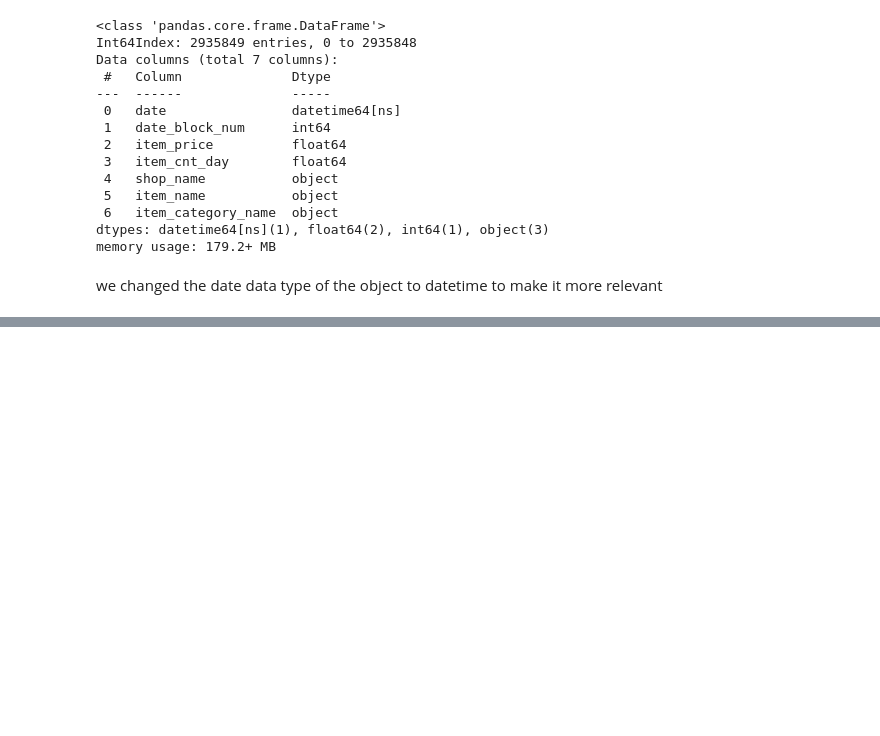
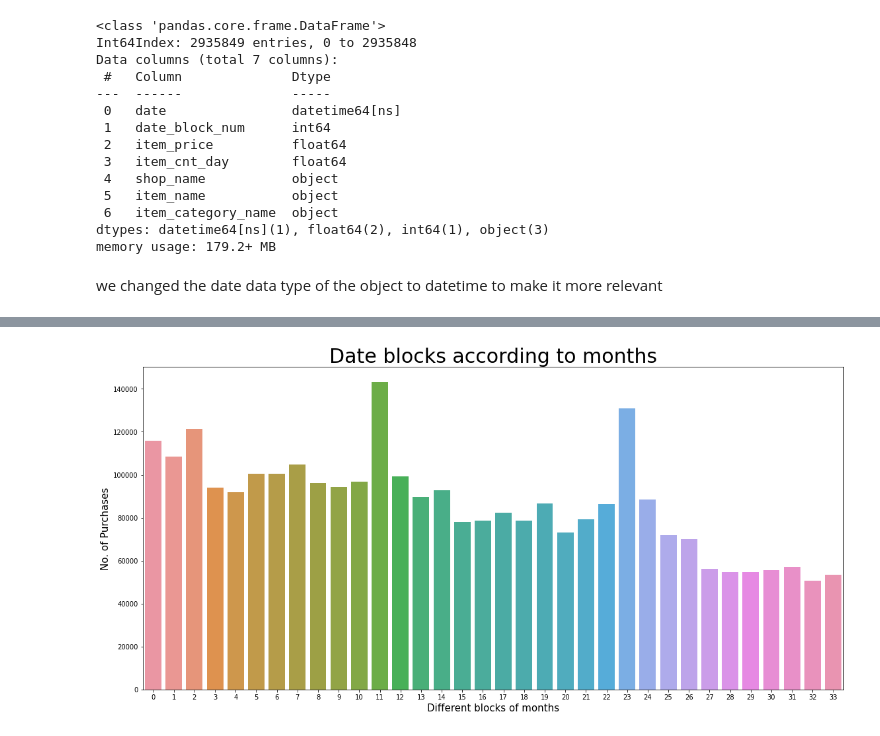
Before and after one commit to learndosomethingINA/learndosomethingINA, a Jupyter notebook: predict-future-sales-practice.ipynb, the cells around one changed output, grey strips where cells are left out. Drawn from its saved outputs; the diff is of its cells as text; code cells hidden in the pictures; blank space fills up the shorter version.

```diff
--- a/predict-future-sales-practice.ipynb
+++ b/predict-future-sales-practice.ipynb
@@ -148,0 +209,9 @@ we changed the date data type of the object to datetime to make it more relevant
+# %%
+plt.rcParams['figure.figsize'] = (19, 9)
+sns.countplot(df['date_block_num'])
+plt.title('Date blocks according to months', fontsize = 30)
+plt.xlabel('Different blocks of months', fontsize = 15)
+plt.ylabel('No. of Purchases', fontsize = 15)
+plt.show()
+# %% [output]
+[figure, added]
```
Also changed, not shown: parts of 13 cells of this notebook.
